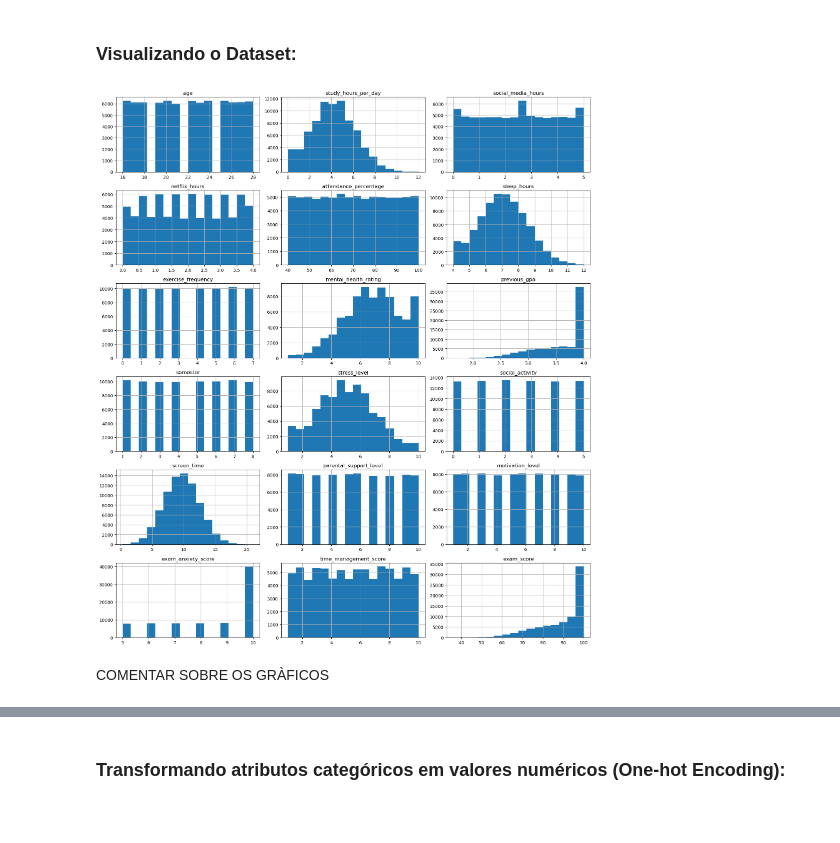
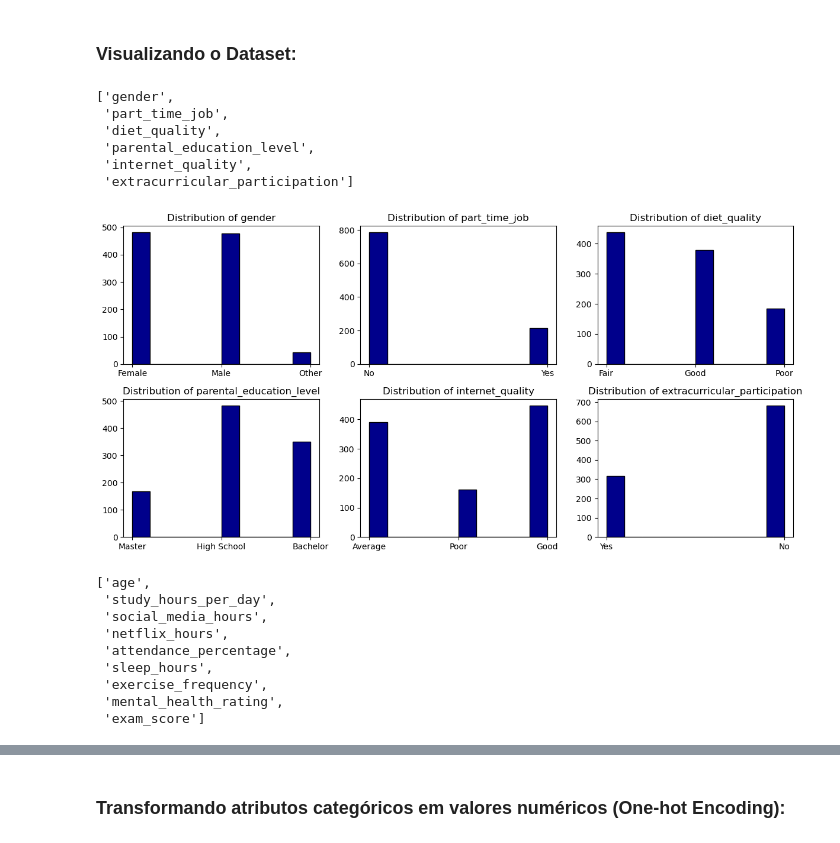
Before and after one commit to guilhermemonte31/RNA-2025.1-PP3, a Jupyter notebook: eda.ipynb, the cells around one changed output, grey strips where cells are left out. Cells and saved outputs as stored; diff of their text form; code cells hidden in the pictures; blank space fills up the shorter version.

```diff
--- a/eda.ipynb
+++ b/eda.ipynb
@@ -116,26 +147,39 @@ columns_num = columns_num.drop(columns = ['student_id'])
+# %%
+# Coletando o nome das colunas categóricas:
+cat_col_df = df.select_dtypes(include = 'object')
+cat_col = [col for col in cat_col_df.columns]
+cat_col
+# %% [output]
+['gender',
+ 'part_time_job',
+ 'diet_quality',
+ 'parental_education_level',
+ 'internet_quality',
+ 'extracurricular_participation']
+# %%
+# Visualizando a distribuição dos dados categóricos:
+plt.figure(figsize = (12, 6))
+for i in range(6):
+    plt.subplot(2, 3, i + 1)
+    plt.hist(df[cat_col[i]], color = 'darkblue', edgecolor = 'black')
+    plt.title(f'Distribution of {cat_col[i]}')
+
+plt.tight_layout()
+plt.show()
+# %% [output]
+[figure, added]
 # %%
-
-
-# Supondo que columns_num_plot seja um DataFrame apenas com colunas numéricas
-num_cols = columns_num.shape[1]
-cols_per_row = 3
-rows = (num_cols + cols_per_row - 1) // cols_per_row  # Arredonda para cima
-
-fig, axes = plt.subplots(rows, cols_per_row, figsize=(15, 5 * rows))
-axes = axes.flatten()  # Transforma em uma lista para indexar facilmente
-
-for i, col in enumerate(columns_num.columns):
-    columns_num[col].hist(bins = 16, ax = axes[i], figsize = (16, 18))
-    axes[i].set_title(col)
-    axes[i].grid(True)
-
-# Esconder os eixos extras, se houver
-for j in range(i + 1, len(axes)):
-    fig.delaxes(axes[j])
-
-plt.tight_layout()
-plt.show()
+# Coletando o nome das colunas numéricas:
+num_col_df = df.select_dtypes(exclude = 'object')
+num_col = [col for col in num_col_df.columns]
+num_col
 # %% [output]
-[figure, removed]
+['age',
+ 'study_hours_per_day',
+ 'social_media_hours',
+ 'netflix_hours',
+ 'attendance_percentage',
+ 'sleep_hours',
+ 'exercise_frequency',
+ 'mental_health_rating',
+ 'exam_score']
-# %% [markdown]
-COMENTAR SOBRE OS GRÀFICOS
```
Also changed, not shown: parts of 21 cells of this notebook, 3 other files.
